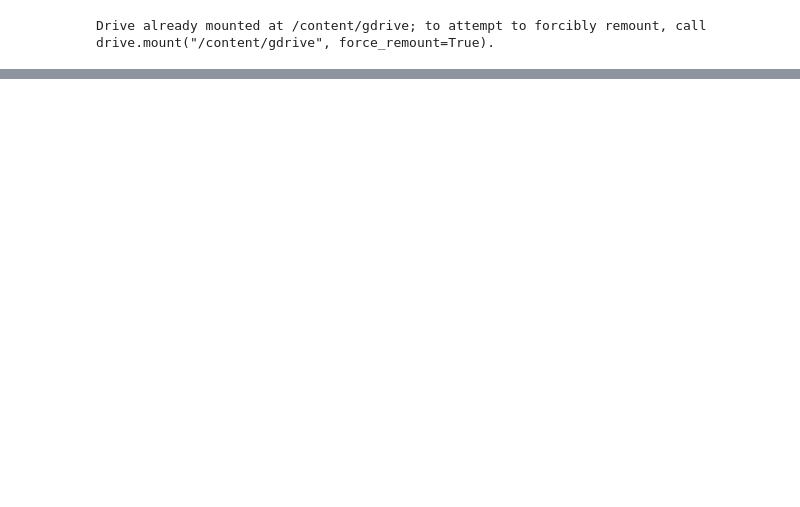
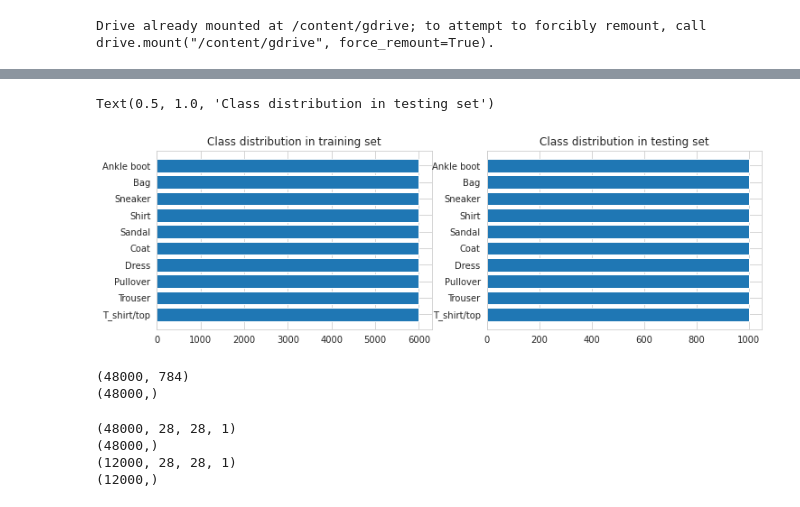
Before and after one commit to qorird/UAS-AI, a Jupyter notebook: Fashion_MNIST_Deep_Learning.ipynb, the cells around one changed output, grey strips where cells are left out. Cells and saved outputs as stored; diff of their text form; code cells hidden in the pictures; blank space fills up the shorter version.

```diff
--- a/Fashion_MNIST_Deep_Learning.ipynb
+++ b/Fashion_MNIST_Deep_Learning.ipynb
@@ -210,0 +197,15 @@ model = Model(inputs=inputs, outputs=outputs)
+# %%
+plt.figure(figsize=(12, 8))
+
+plt.subplot(2, 2, 1)
+classes, counts = np.unique(y_train, return_counts=True)
+plt.barh(class_names, counts)
+plt.title('Class distribution in training set')
+
+plt.subplot(2, 2, 2)
+classes, counts = np.unique(y_test, return_counts=True)
+plt.barh(class_names, counts)
+plt.title('Class distribution in testing set')
+# %% [output]
+Text(0.5, 1.0, 'Class distribution in testing set')
+[figure, added]
@@ -210,0 +216,6 @@ model = Model(inputs=inputs, outputs=outputs)
+# %%
+print(X_train.shape)
+print(y_train.shape)
+# %% [output]
+(48000, 784)
+(48000,)
@@ -210,0 +227,10 @@ model = Model(inputs=inputs, outputs=outputs)
+# %%
+print(X_train.shape)
+print(y_train.shape)
+print(X_validate.shape)
+print(y_validate.shape)
+# %% [output]
+(48000, 28, 28, 1)
+(48000,)
+(12000, 28, 28, 1)
+(12000,)
```
Also changed, not shown: parts of 42 cells of this notebook.
